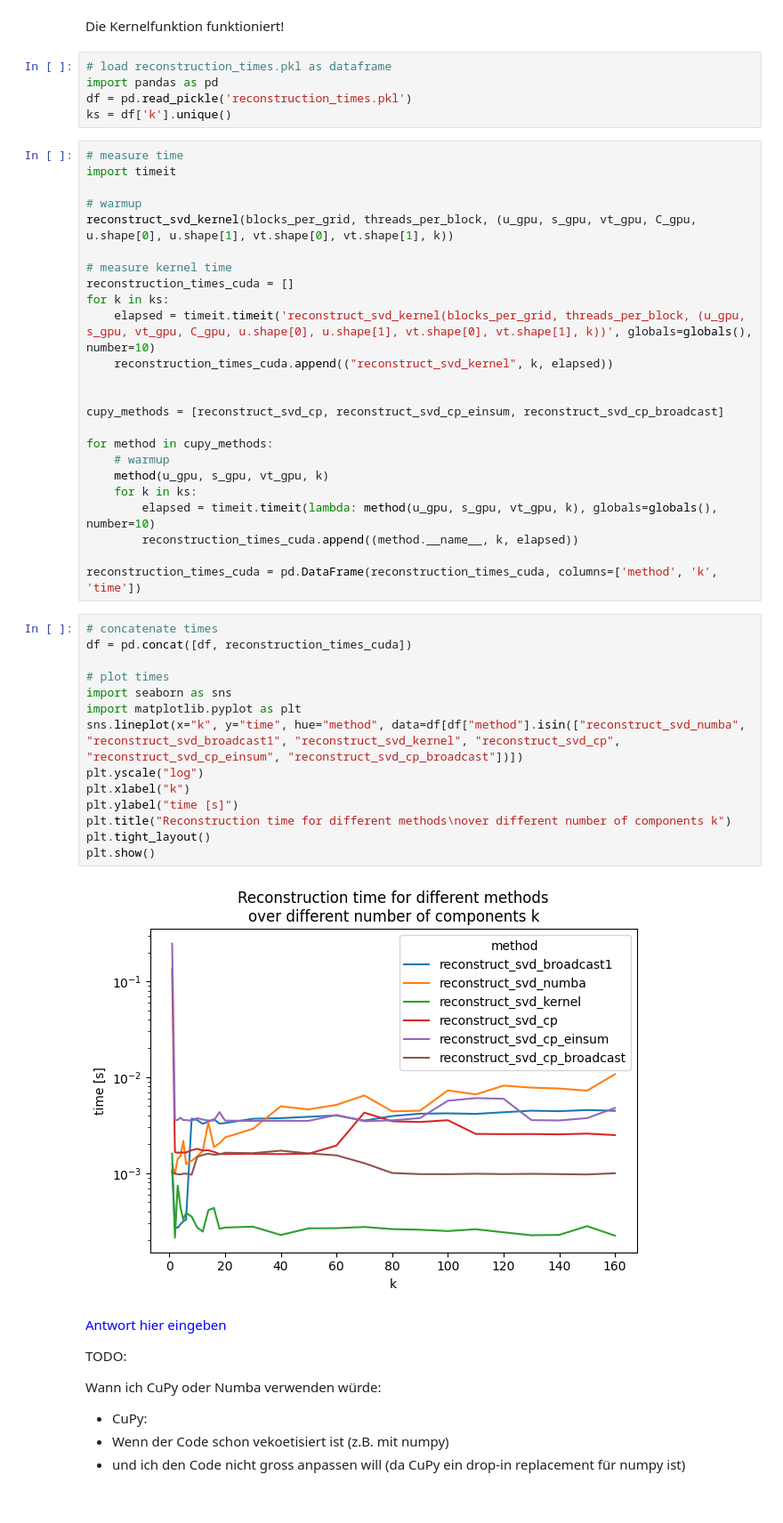
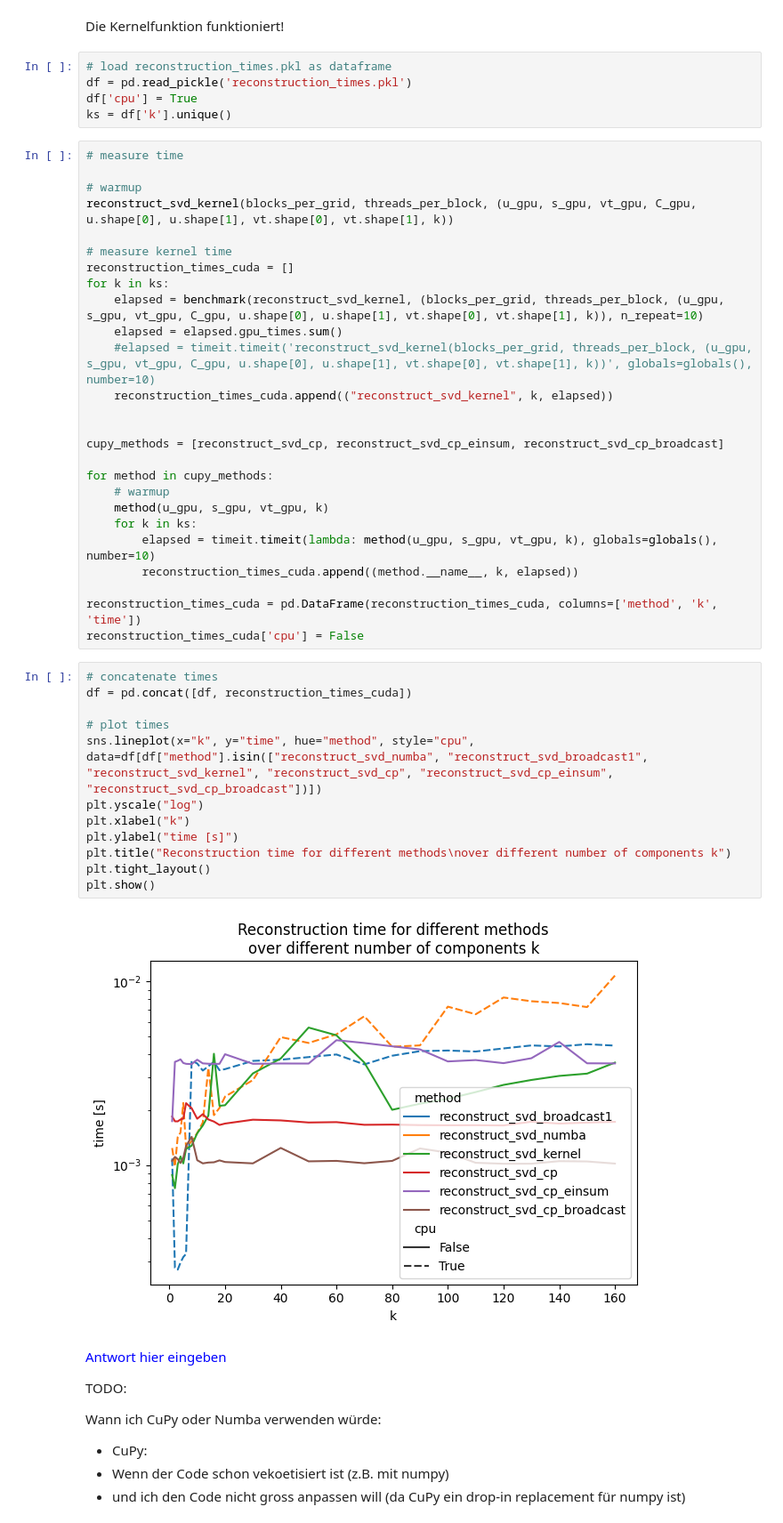
Before and after one commit to florinbarbisch/hpc-m2, a Jupyter notebook: hpc_fs22_mc2_teil2.ipynb, the cells around one changed output. Shown at 89% size. Cells and saved outputs as stored; diff of their text form.

```diff
--- a/hpc_fs22_mc2_teil2.ipynb
+++ b/hpc_fs22_mc2_teil2.ipynb
@@ -154,12 +165,11 @@ plot_reco(C, k)
 Die Kernelfunktion funktioniert!
 # %%
 # load reconstruction_times.pkl as dataframe
-import pandas as pd
 df = pd.read_pickle('reconstruction_times.pkl')
+df['cpu'] = True
 ks = df['k'].unique()
 # %%
 # measure time
-import timeit
 
 # warmup
 reconstruct_svd_kernel(blocks_per_grid, threads_per_block, (u_gpu, s_gpu, vt_gpu, C_gpu, u.shape[0], u.shape[1], vt.shape[0], vt.shape[1], k))
@@ -167,7 +177,9 @@ reconstruct_svd_kernel(blocks_per_grid, threads_per_block, (u_gpu, s_gpu, vt_gpu
 # measure kernel time
 reconstruction_times_cuda = []
 for k in ks:
-    elapsed = timeit.timeit('reconstruct_svd_kernel(blocks_per_grid, threads_per_block, (u_gpu, s_gpu, vt_gpu, C_gpu, u.shape[0], u.shape[1], vt.shape[0], vt.shape[1], k))', globals=globals(), number=10)
+    elapsed = benchmark(reconstruct_svd_kernel, (blocks_per_grid, threads_per_block, (u_gpu, s_gpu, vt_gpu, C_gpu, u.shape[0], u.shape[1], vt.shape[0], vt.shape[1], k)), n_repeat=10)
+    elapsed = elapsed.gpu_times.sum()
+    #elapsed = timeit.timeit('reconstruct_svd_kernel(blocks_per_grid, threads_per_block, (u_gpu, s_gpu, vt_gpu, C_gpu, u.shape[0], u.shape[1], vt.shape[0], vt.shape[1], k))', globals=globals(), number=10)
     reconstruction_times_cuda.append(("reconstruct_svd_kernel", k, elapsed))
 
 
@@ -181,22 +193,21 @@ for method in cupy_methods:
         reconstruction_times_cuda.append((method.__name__, k, elapsed))
 
 reconstruction_times_cuda = pd.DataFrame(reconstruction_times_cuda, columns=['method', 'k', 'time'])
+reconstruction_times_cuda['cpu'] = False
 # %%
 # concatenate times
 df = pd.concat([df, reconstruction_times_cuda])
 
 # plot times
-import seaborn as sns
-import matplotlib.pyplot as plt
-sns.lineplot(x="k", y="time", hue="method", data=df[df["method"].isin(["reconstruct_svd_numba", "reconstruct_svd_broadcast1", "reconstruct_svd_kernel", "reconstruct_svd_cp", "reconstruct_svd_cp_einsum", "reconstruct_svd_cp_broadcast"])])
+sns.lineplot(x="k", y="time", hue="method", style="cpu", data=df[df["method"].isin(["reconstruct_svd_numba", "reconstruct_svd_broadcast1", "reconstruct_svd_kernel", "reconstruct_svd_cp", "reconstruct_svd_cp_einsum", "reconstruct_svd_cp_broadcast"])])
 plt.yscale("log")
 plt.xlabel("k")
 plt.ylabel("time [s]")
 plt.title("Reconstruction time for different methods\nover different number of components k")
 plt.tight_layout()
 plt.show()
 # %% [output]
-[figure, old version]
+[figure, new version]
 # %% [markdown]
 <font color='blue'>Antwort hier eingeben</font>
 
```
Also changed, not shown: parts of 6 cells of this notebook.
